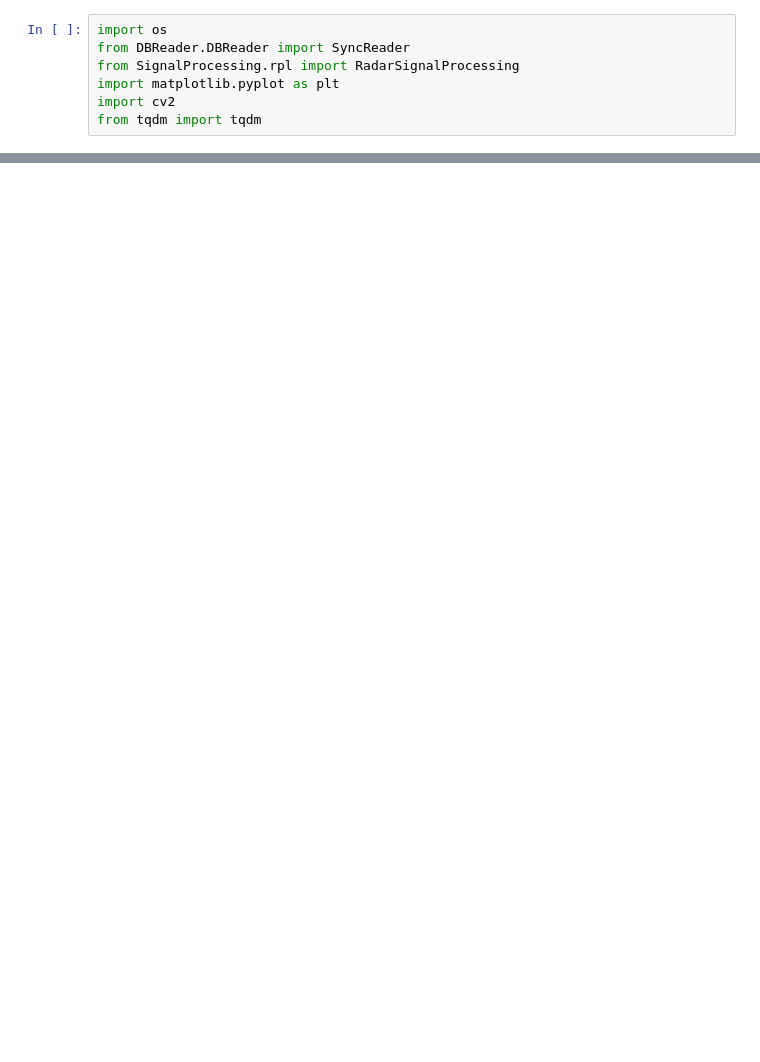
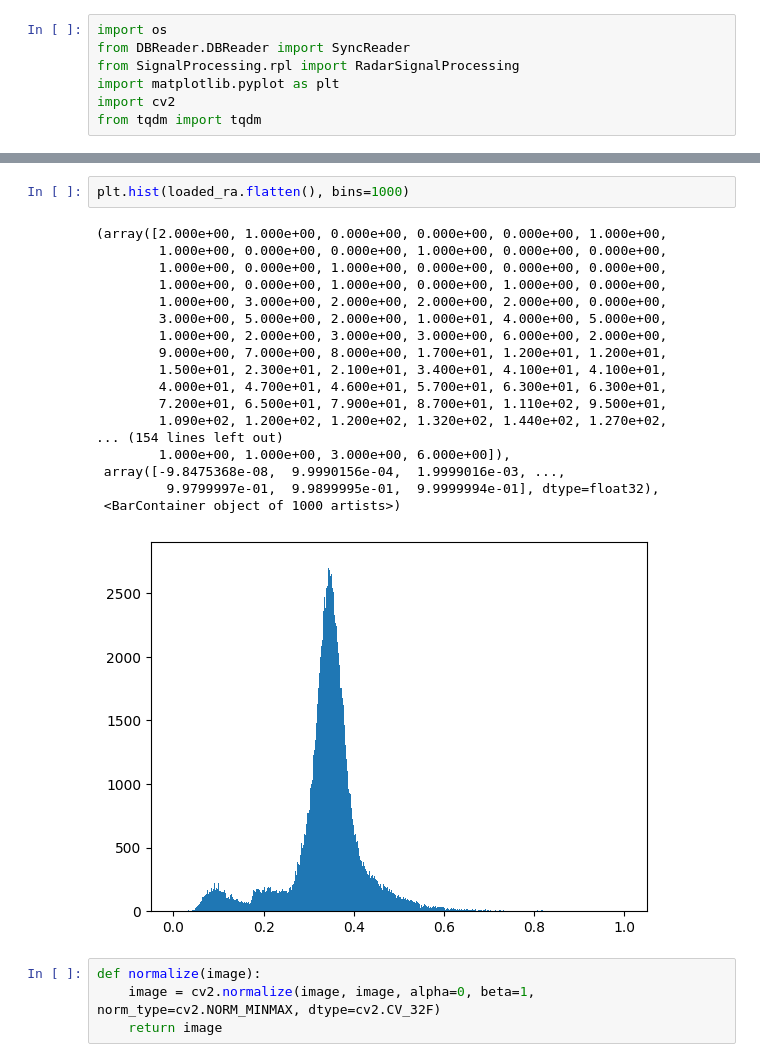
Before and after one commit to PhobosX15/RADIal, a Jupyter notebook: data_loader.ipynb, the cells around one changed output, grey strips where cells are left out. Drawn from its saved outputs; the diff is of its cells as text; blank space fills up the shorter version.

```diff
--- a/data_loader.ipynb
+++ b/data_loader.ipynb
@@ -62,0 +131,25 @@ for folder in folders:
+# %%
+plt.hist(loaded_ra.flatten(), bins=1000)
+# %% [output]
+(array([2.000e+00, 1.000e+00, 0.000e+00, 0.000e+00, 0.000e+00, 1.000e+00,
+        1.000e+00, 0.000e+00, 0.000e+00, 1.000e+00, 0.000e+00, 0.000e+00,
+        1.000e+00, 0.000e+00, 1.000e+00, 0.000e+00, 0.000e+00, 0.000e+00,
+        1.000e+00, 0.000e+00, 1.000e+00, 0.000e+00, 1.000e+00, 0.000e+00,
+        1.000e+00, 3.000e+00, 2.000e+00, 2.000e+00, 2.000e+00, 0.000e+00,
+        3.000e+00, 5.000e+00, 2.000e+00, 1.000e+01, 4.000e+00, 5.000e+00,
+        1.000e+00, 2.000e+00, 3.000e+00, 3.000e+00, 6.000e+00, 2.000e+00,
+        9.000e+00, 7.000e+00, 8.000e+00, 1.700e+01, 1.200e+01, 1.200e+01,
+        1.500e+01, 2.300e+01, 2.100e+01, 3.400e+01, 4.100e+01, 4.100e+01,
+        4.000e+01, 4.700e+01, 4.600e+01, 5.700e+01, 6.300e+01, 6.300e+01,
+        7.200e+01, 6.500e+01, 7.900e+01, 8.700e+01, 1.110e+02, 9.500e+01,
+        1.090e+02, 1.200e+02, 1.200e+02, 1.320e+02, 1.440e+02, 1.270e+02,
+... (154 lines left out)
+        1.000e+00, 1.000e+00, 3.000e+00, 6.000e+00]),
+ array([-9.8475368e-08,  9.9990156e-04,  1.9999016e-03, ...,
+         9.9799997e-01,  9.9899995e-01,  9.9999994e-01], dtype=float32),
+ <BarContainer object of 1000 artists>)
+[figure, added]
+# %%
+def normalize(image):
+    image = cv2.normalize(image, image, alpha=0, beta=1, norm_type=cv2.NORM_MINMAX, dtype=cv2.CV_32F)
+    return image
```
Also changed, not shown: parts of 12 cells of this notebook, 4 other files.
